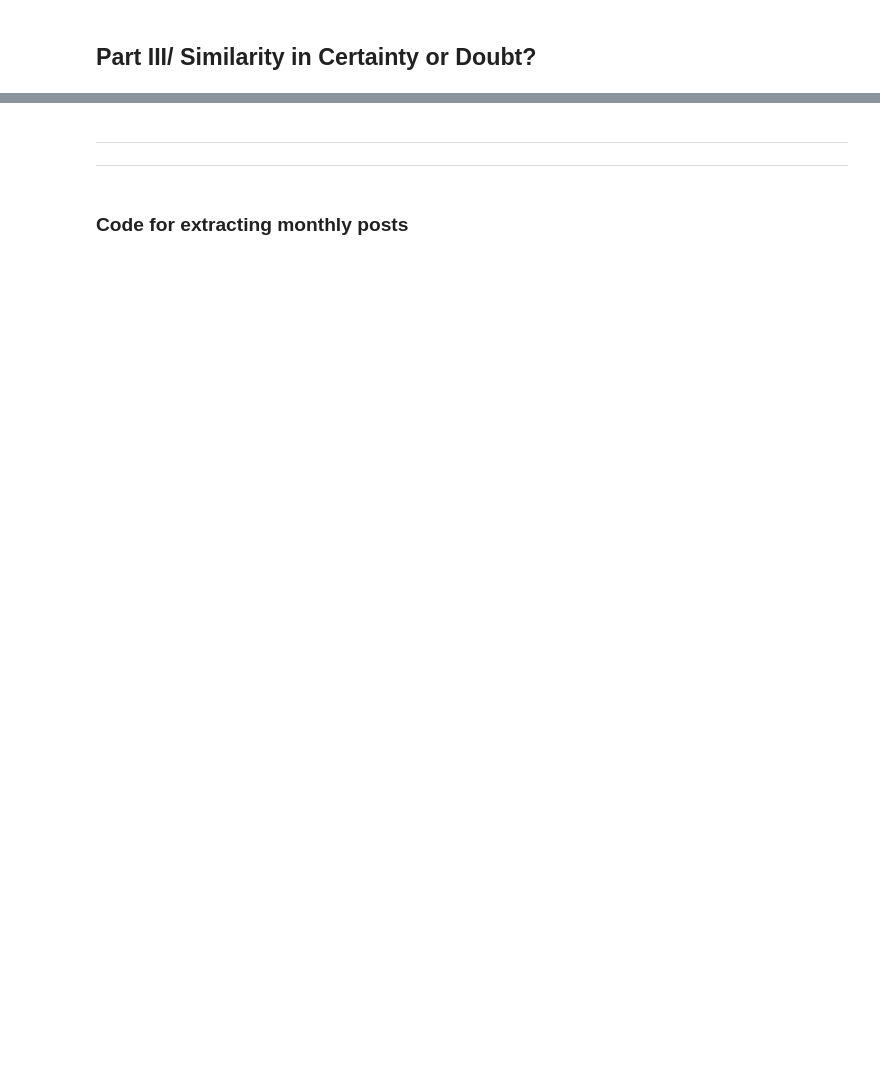
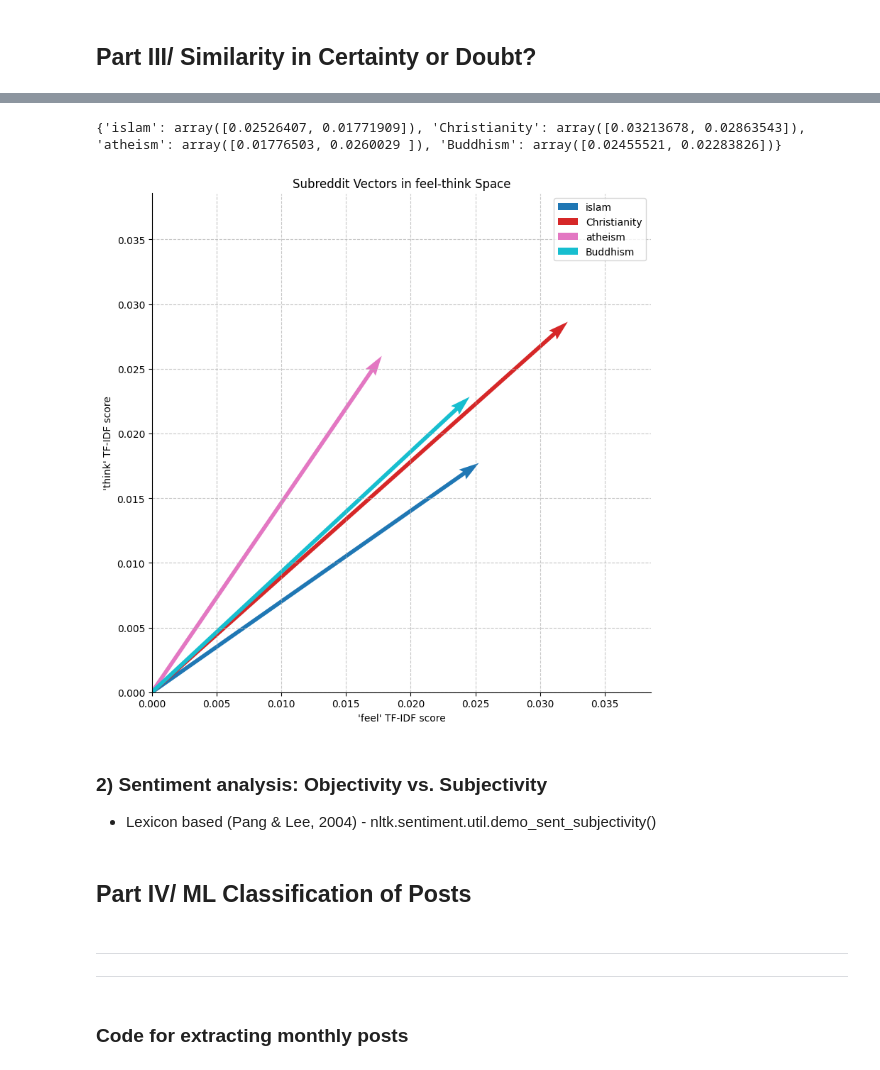
Before and after one commit to gianjaeger/Religious-subreddit-analysis, a Jupyter notebook: RedditTextAnalysis.ipynb, the cells around one changed output, grey strips where cells are left out. Saved outputs shown, nothing was run; the diff lists cells and outputs as text; code cells hidden in the pictures; blank space fills up the shorter version.

Commit message:
plotted tf-idf in feel-think space

```diff
--- a/RedditTextAnalysis.ipynb
+++ b/RedditTextAnalysis.ipynb
@@ -137,3 +196,18 @@ for sub in subs_of_interest:
+# %%
+tf_idf_vectors_feel_think = create_tf_idf_vectors(results, subs_of_interest, 'feel', 'think')
+print(tf_idf_vectors_feel_think)
+# %% [output]
+{'islam': array([0.02526407, 0.01771909]), 'Christianity': array([0.03213678, 0.02863543]), 'atheism': array([0.01776503, 0.0260029 ]), 'Buddhism': array([0.02455521, 0.02283826])}
+# %%
+plot_subreddit_term_space(tf_idf_vectors_feel_think, 'feel', 'think')
+# %% [output]
+[figure, added]
+# %% [markdown]
+### 2) Sentiment analysis: Objectivity vs. Subjectivity
+
+- Lexicon based (Pang & Lee, 2004) - nltk.sentiment.util.demo_sent_subjectivity()
+# %% [markdown]
+## Part IV/ ML Classification of Posts
 # %% [markdown]
 ------
 ------
```
Also changed, not shown: parts of 13 cells of this notebook, 1 other file.
